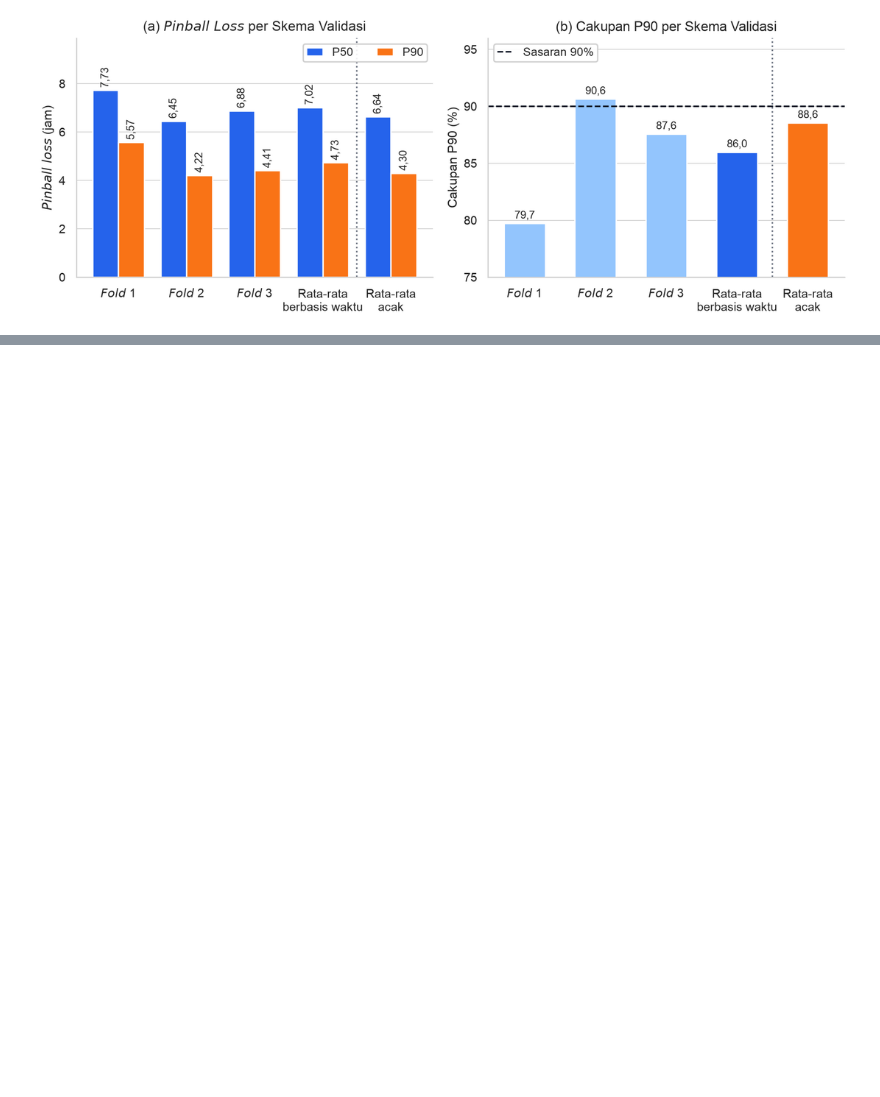
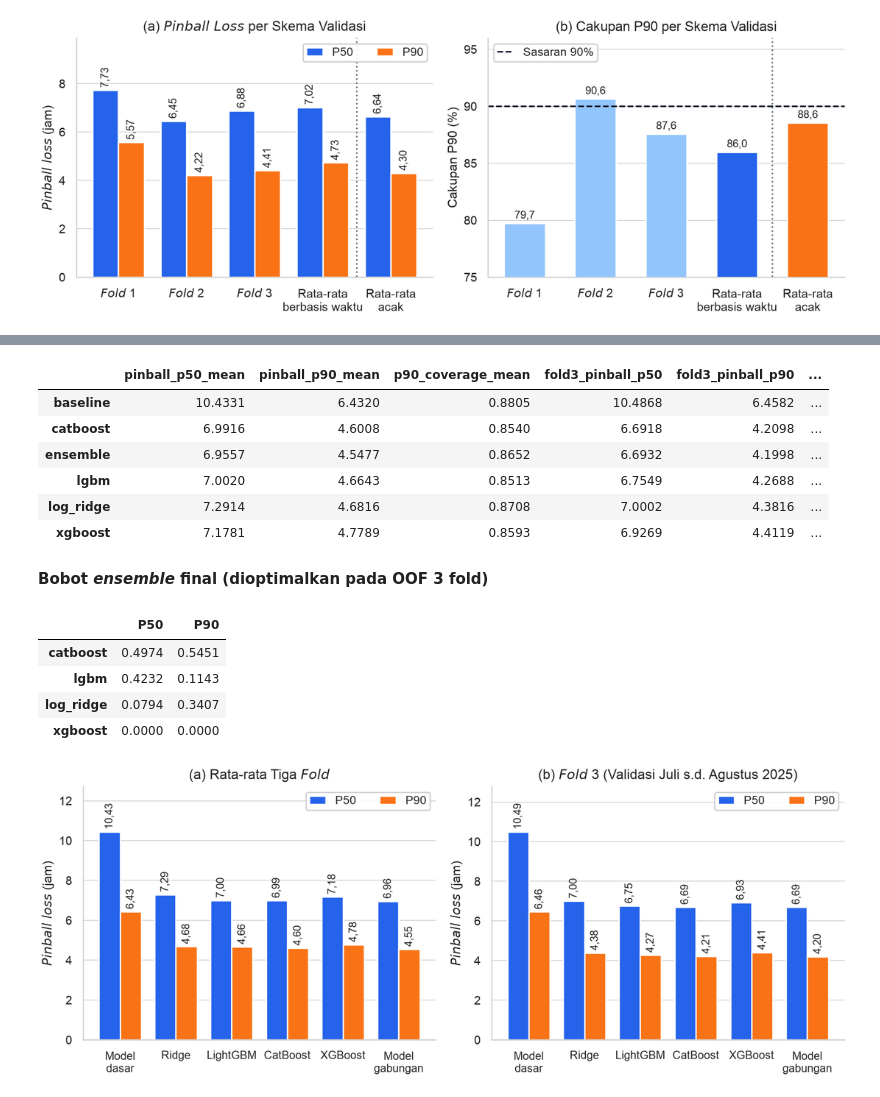
Before and after one commit to Nerodix/uts-ml-2026, a Jupyter notebook: kode/notebooks/tugas1_regresi.ipynb, the cells around one changed output, grey strips where cells are left out. Drawn from its saved outputs; the diff is of its cells as text; code cells hidden in the pictures; blank space fills up the shorter version.

Commit message:
feat(notebook): tambah butir 1c perbandingan model dan tuning ke notebook Tugas 1

```diff
--- a/kode/notebooks/tugas1_regresi.ipynb
+++ b/kode/notebooks/tugas1_regresi.ipynb
@@ -215,0 +252,29 @@ tampilkan_gambar("task1_1b_validation_comparison.png")
+# %%
+model = baca_hasil("task1_models.json")
+kolom = [
+    "pinball_p50_mean", "pinball_p90_mean", "p90_coverage_mean",
+    "fold3_pinball_p50", "fold3_pinball_p90", "fold3_p90_coverage",
+]
+display(tabel_metrik({nama: isi["ringkasan"] for nama, isi in model["models"].items()}, kolom))
+ensemble = model["models"]["ensemble"]
+display(Markdown("**Bobot *ensemble* final (dioptimalkan pada OOF 3 fold)**"))
+display(pd.DataFrame({
+    "P50": ensemble["weights_p50_final_all3"],
+    "P90": ensemble["weights_p90_final_all3"],
+}))
+tampilkan_gambar(model["figure"])
+# %% [output]
+|  | pinball_p50_mean | pinball_p90_mean | p90_coverage_mean | fold3_pinball_p50 | fold3_pinball_p90 | ... |
+| baseline | 10.4331 | 6.4320 | 0.8805 | 10.4868 | 6.4582 | ... |
+| catboost | 6.9916 | 4.6008 | 0.8540 | 6.6918 | 4.2098 | ... |
+| ensemble | 6.9557 | 4.5477 | 0.8652 | 6.6932 | 4.1998 | ... |
+| lgbm | 7.0020 | 4.6643 | 0.8513 | 6.7549 | 4.2688 | ... |
+| log_ridge | 7.2914 | 4.6816 | 0.8708 | 7.0002 | 4.3816 | ... |
+| xgboost | 7.1781 | 4.7789 | 0.8593 | 6.9269 | 4.4119 | ... |
+**Bobot *ensemble* final (dioptimalkan pada OOF 3 fold)**
+|  | P50 | P90 |
+| catboost | 0.4974 | 0.5451 |
+| lgbm | 0.4232 | 0.1143 |
+| log_ridge | 0.0794 | 0.3407 |
+| xgboost | 0.0000 | 0.0000 |
+[figure, added]
```
Also changed, not shown: parts of 2 cells of this notebook.
